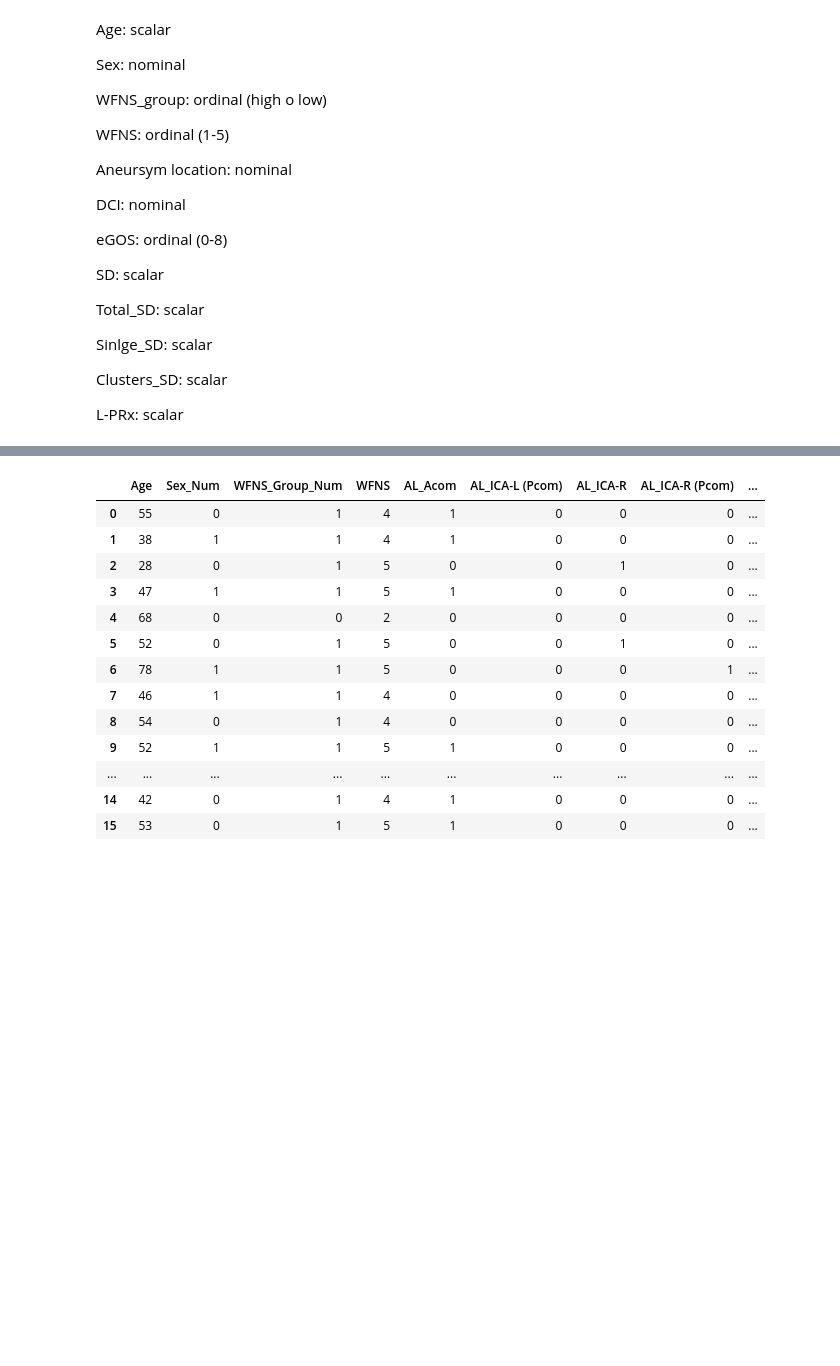
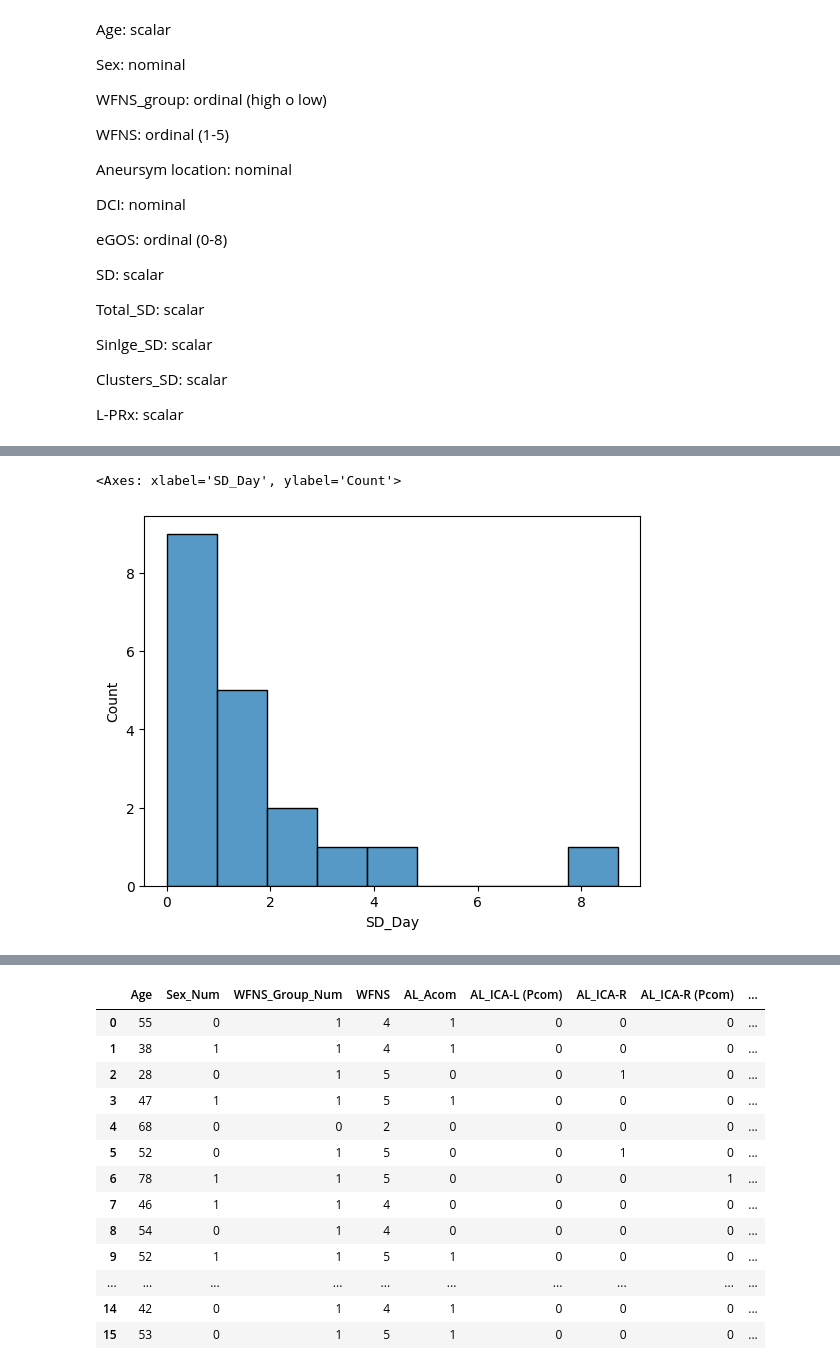
Before and after one commit to palolo02/ComputerVision, a Jupyter notebook: analysis.ipynb, the cells around one changed output, grey strips where cells are left out. Saved outputs shown, nothing was run; the diff lists cells and outputs as text; code cells hidden in the pictures; blank space fills up the shorter version.

```diff
--- a/analysis.ipynb
+++ b/analysis.ipynb
@@ -46,0 +67,6 @@ L-PRx: scalar
+# %%
+#histogram of the dependent variable
+sbn.histplot(data['SD_Day'])
+# %% [output]
+<Axes: xlabel='SD_Day', ylabel='Count'>
+[figure, added]
```
Also changed, not shown: parts of 26 cells of this notebook.
